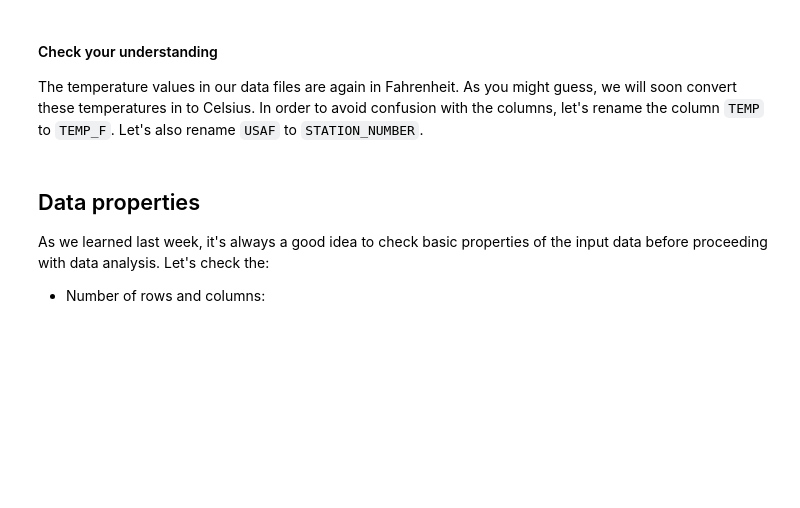
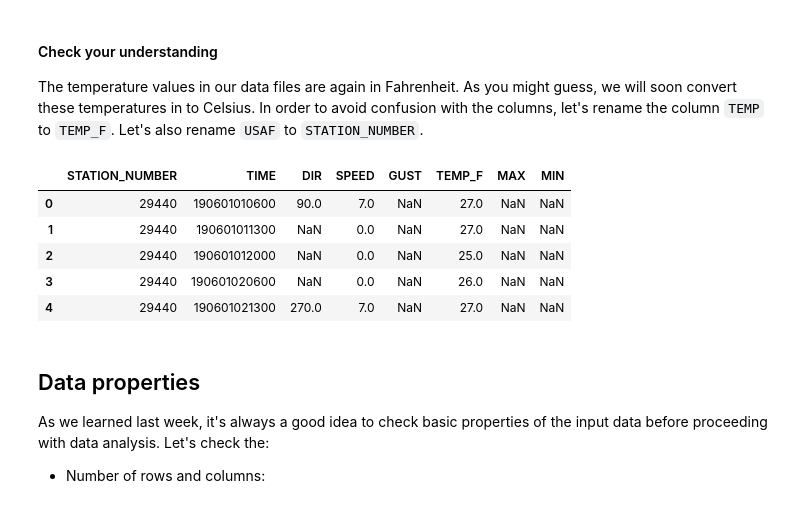
Before and after one commit to tomtom776/notebooks, a Jupyter notebook: L6/advanced-data-processing-with-pandas.ipynb, the cells around one changed output. Drawn from its saved outputs; the diff is of its cells as text; code cells hidden in the pictures; blank space fills up the shorter version.

```diff
--- a/L6/advanced-data-processing-with-pandas.ipynb
+++ b/L6/advanced-data-processing-with-pandas.ipynb
@@ -264,6 +295,9 @@ We can define the new column names using a [dictionary](https://www.tutorialspoi
    - `GUS` to `GUST`
 # %%
 # Create the dictionary with old and new names
-
+new_names = {'YR--MODAHRMN' : 'TIME',
+             'SPD' : 'SPEED',
+             'GUS' : 'GUST'}
 
 # Let's see what the variable new_names look like
+new_names
@@ -275,7 +314,7 @@ From above we can see that we have successfully created a new dictionary.
 Now we can change the column names by passing that dictionary using the parameter `columns` in the `rename()` function:
 # %%
 # Rename the columns
-
+data = data.rename(columns = new_names)
 
 # Print the new columns
 print(data.columns)
@@ -287,13 +330,21 @@ Perfect, now our column names are easier to understand and use.
 The temperature values in our data files are again in Fahrenheit. As you might guess, we will soon convert these temperatures in to Celsius. In order to avoid confusion with the columns, let's rename the column `TEMP` to `TEMP_F`. Let's also rename `USAF` to `STATION_NUMBER`.
 # %%
 # Create the dictionary with old and new names
-
+new_names_2 = {'TEMP' : 'TEMP_F',
+               'USAF' : 'STATION_NUMBER'}
 
 # Rename the columns
-
+data = data.rename(columns=new_names_2)
 
 # Check the output
 data.head()
+# %% [output]
+|  | STATION_NUMBER | TIME | DIR | SPEED | GUST | TEMP_F | MAX | MIN |
+| 0 | 29440 | 190601010600 | 90.0 | 7.0 | NaN | 27.0 | NaN | NaN |
+| 1 | 29440 | 190601011300 | NaN | 0.0 | NaN | 27.0 | NaN | NaN |
+| 2 | 29440 | 190601012000 | NaN | 0.0 | NaN | 25.0 | NaN | NaN |
+| 3 | 29440 | 190601020600 | NaN | 0.0 | NaN | 26.0 | NaN | NaN |
+| 4 | 29440 | 190601021300 | 270.0 | 7.0 | NaN | 27.0 | NaN | NaN |
 # %% [markdown]
 ## Data properties
 
```
Also changed, not shown: parts of 10 cells of this notebook.
